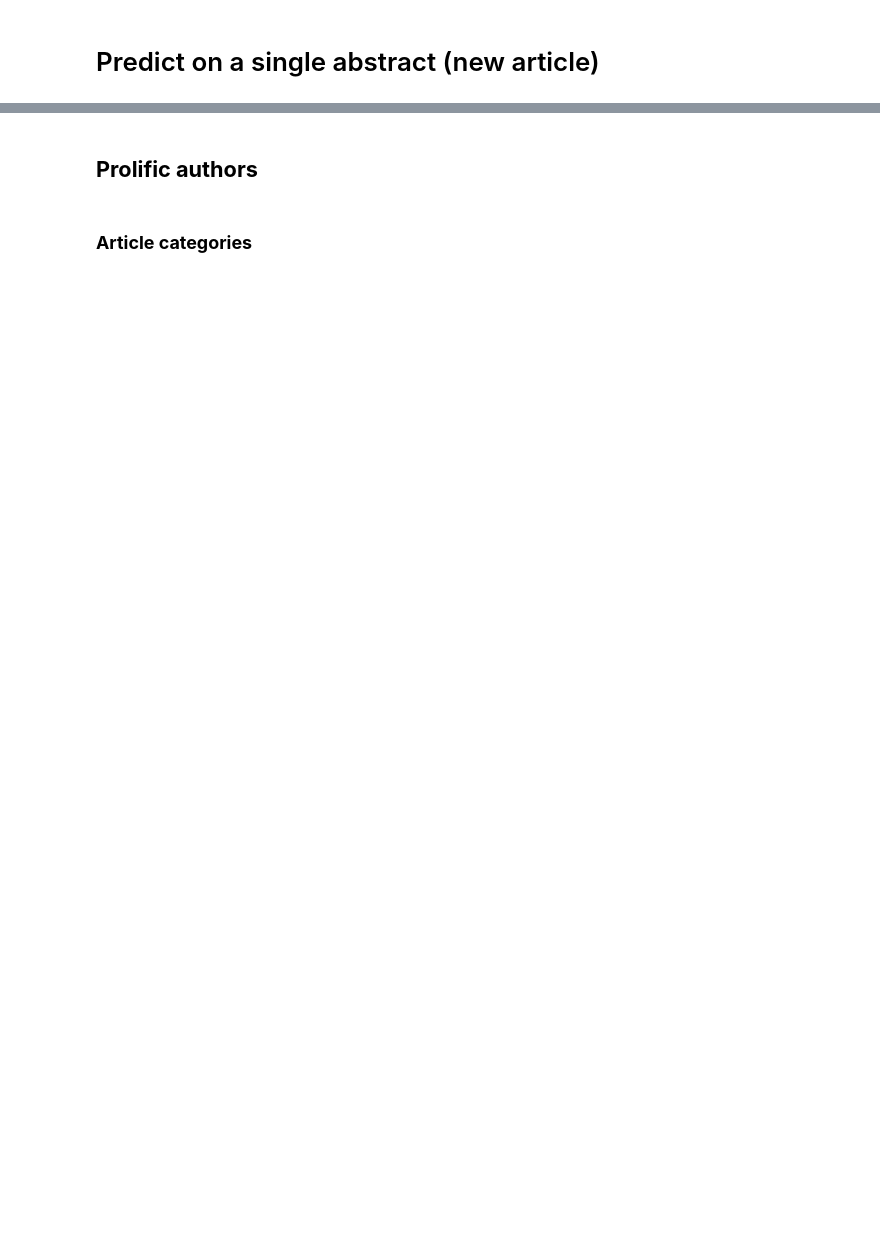
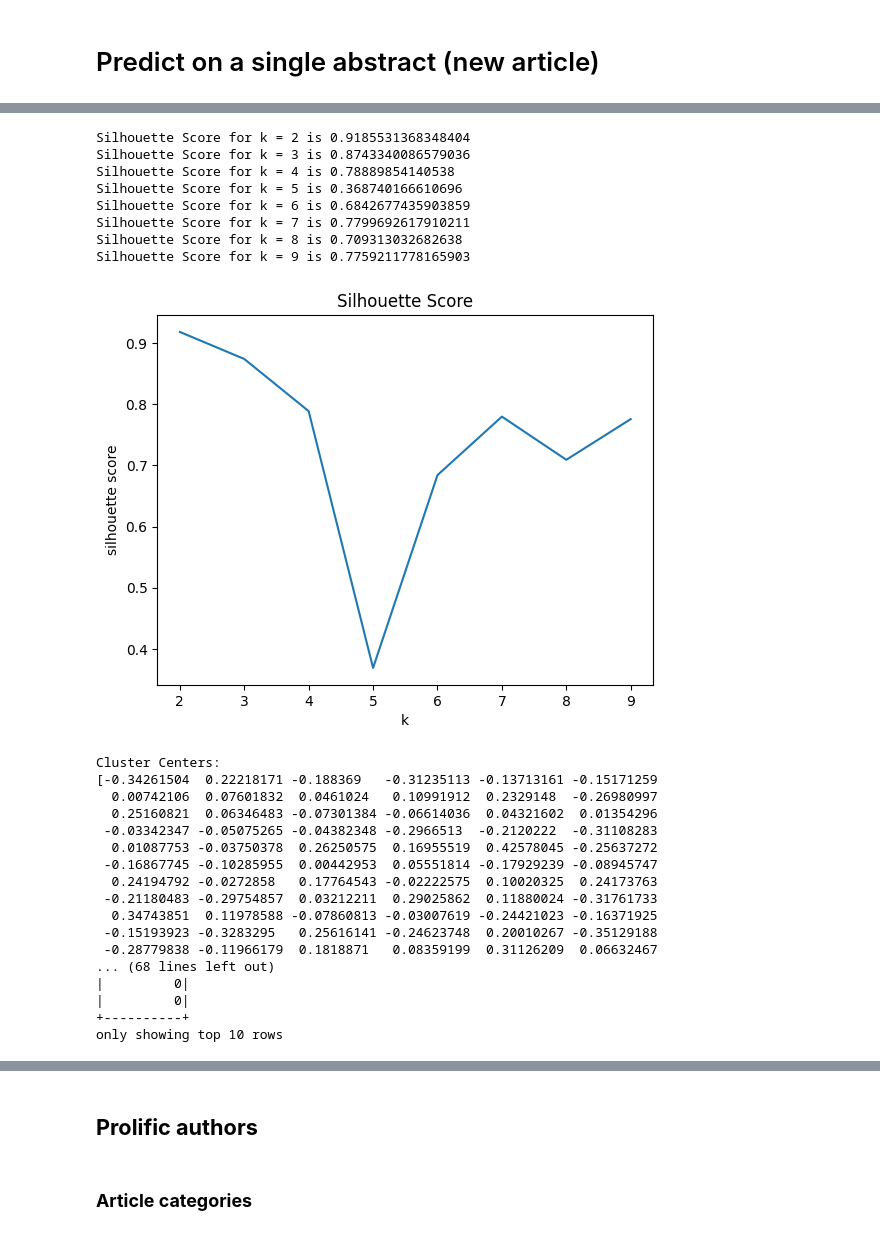
Before and after one commit to Ca3zsar/ArXiv-Literature-Analyser, a Jupyter notebook: bigdata.ipynb, the cells around one changed output, grey strips where cells are left out. Drawn from its saved outputs; the diff is of its cells as text; code cells hidden in the pictures; blank space fills up the shorter version.

```diff
--- a/bigdata.ipynb
+++ b/bigdata.ipynb
@@ -997,9 +1352,7 @@ def create_predictions(model, dataset):
   return model.transform(prepare_data(dataset))
 # %%
 def run():
-  sc = init_spark()[0]
-  arxiv_dataset = load_data_from_json(sc, "part1.json")
-
+  arxiv_dataset = load_data_from_json(sc, "/home/ubuntu/data/arxiv-sample.json")
   show_silhouette_score_graph(arxiv_dataset)
 
   model = create_clusters(arxiv_dataset, 4)
@@ -1010,3 +1363,4 @@ def run():
   create_predictions(model, arxiv_dataset).select('prediction').show(10)
 
 run()
+# %% [output]
@@ -1013,3 +1368,29 @@ run()
+Silhouette Score for k = 2 is 0.9185531368348404
+Silhouette Score for k = 3 is 0.8743340086579036
+Silhouette Score for k = 4 is 0.78889854140538
+Silhouette Score for k = 5 is 0.368740166610696
+Silhouette Score for k = 6 is 0.6842677435903859
+Silhouette Score for k = 7 is 0.7799692617910211
+Silhouette Score for k = 8 is 0.709313032682638
+Silhouette Score for k = 9 is 0.7759211778165903
+[figure, added]
+Cluster Centers:
+[-0.34261504  0.22218171 -0.188369   -0.31235113 -0.13713161 -0.15171259
+  0.00742106  0.07601832  0.0461024   0.10991912  0.2329148  -0.26980997
+  0.25160821  0.06346483 -0.07301384 -0.06614036  0.04321602  0.01354296
+ -0.03342347 -0.05075265 -0.04382348 -0.2966513  -0.2120222  -0.31108283
+  0.01087753 -0.03750378  0.26250575  0.16955519  0.42578045 -0.25637272
+ -0.16867745 -0.10285955  0.00442953  0.05551814 -0.17929239 -0.08945747
+  0.24194792 -0.0272858   0.17764543 -0.02222575  0.10020325  0.24173763
+ -0.21180483 -0.29754857  0.03212211  0.29025862  0.11880024 -0.31761733
+  0.34743851  0.11978588 -0.07860813 -0.03007619 -0.24421023 -0.16371925
+ -0.15193923 -0.3283295   0.25616141 -0.24623748  0.20010267 -0.35129188
+ -0.28779838 -0.11966179  0.1818871   0.08359199  0.31126209  0.06632467
+... (68 lines left out)
+|         0|
+|         0|
++----------+
+only showing top 10 rows
 # %%
 def prepare_dataset(dataset):
   dataset = remove_empty_fields(dataset, "abstract")
```
Also changed, not shown: parts of 79 cells of this notebook, 1 other file.
